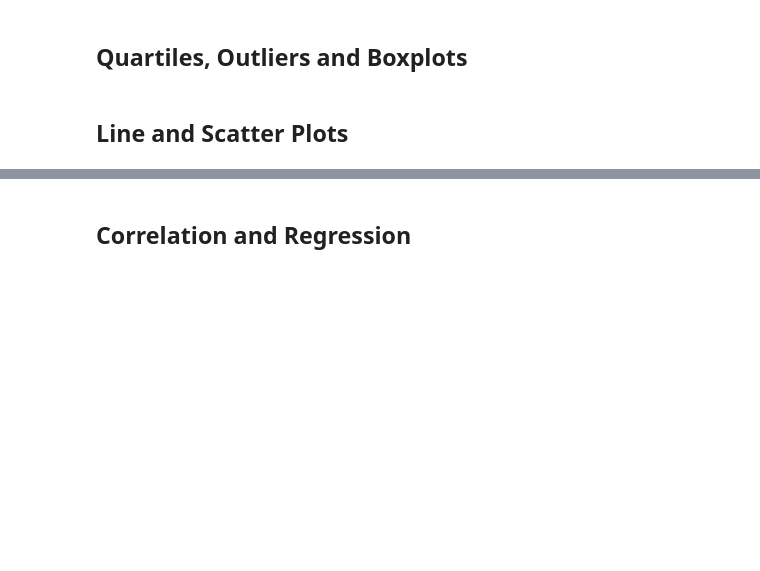
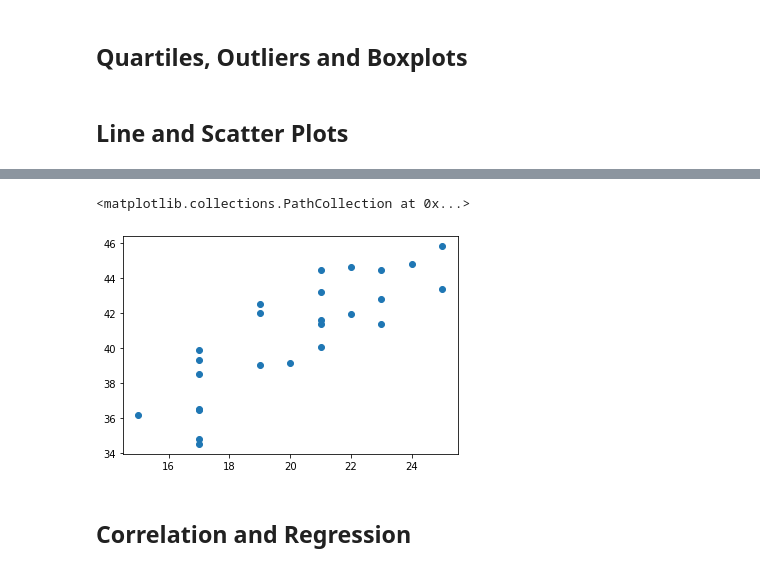
Before and after one commit to spunase/matplotlib-challenge, a Jupyter notebook: Pymaceuticals/pymaceuticals_starter.ipynb, the cells around one changed output, grey strips where cells are left out. Saved outputs shown, nothing was run; the diff lists cells and outputs as text; code cells hidden in the pictures; blank space fills up the shorter version.

```diff
--- a/Pymaceuticals/pymaceuticals_starter.ipynb
+++ b/Pymaceuticals/pymaceuticals_starter.ipynb
@@ -260,3 +259,27 @@ plt.show()
+# %%
+# Generate a scatter plot of mouse weight versus average tumor volume for the Capomulin regimen
+# Group by Drug Regimen and Mouse ID to compute mean of Tumor Volume
+scatter_plot = clean_mice_df.groupby(["Drug Regimen","Mouse ID"])["Tumor Volume (mm3)"].mean()
+
+# Create a data frame
+scatter_plot_df = pd.DataFrame(scatter_plot)
+
+# Add the weight column to the data frame
+scatter_plot_df["Weight (g)"]=clean_mice_df.groupby(["Drug Regimen","Mouse ID"])["Weight (g)"].mean()
+
+# Reset the index so we can use the columns in the plot
+scatter_plot_df = scatter_plot_df.reset_index()
+scatter_plot_df
+
+# Slice the data to retain rows for only the Capomulin drug regimen
+scatter_plot_final_df = scatter_plot_df.loc[scatter_plot_df["Drug Regimen"]=="Capomulin",["Tumor Volume (mm3)","Weight (g)"]]
+plt.scatter(scatter_plot_final_df["Weight (g)"],scatter_plot_final_df["Tumor Volume (mm3)"], marker="o")
+plt.title()
+plt.xlabel("Weight (g)")
+plt.ylabel("Average Tumor volume (mm3)")
+# %% [output]
+<matplotlib.collections.PathCollection at 0x...>
+[figure, added]
 # %% [markdown]
 ## Correlation and Regression
 # %%
```
Also changed, not shown: parts of 3 cells of this notebook.
